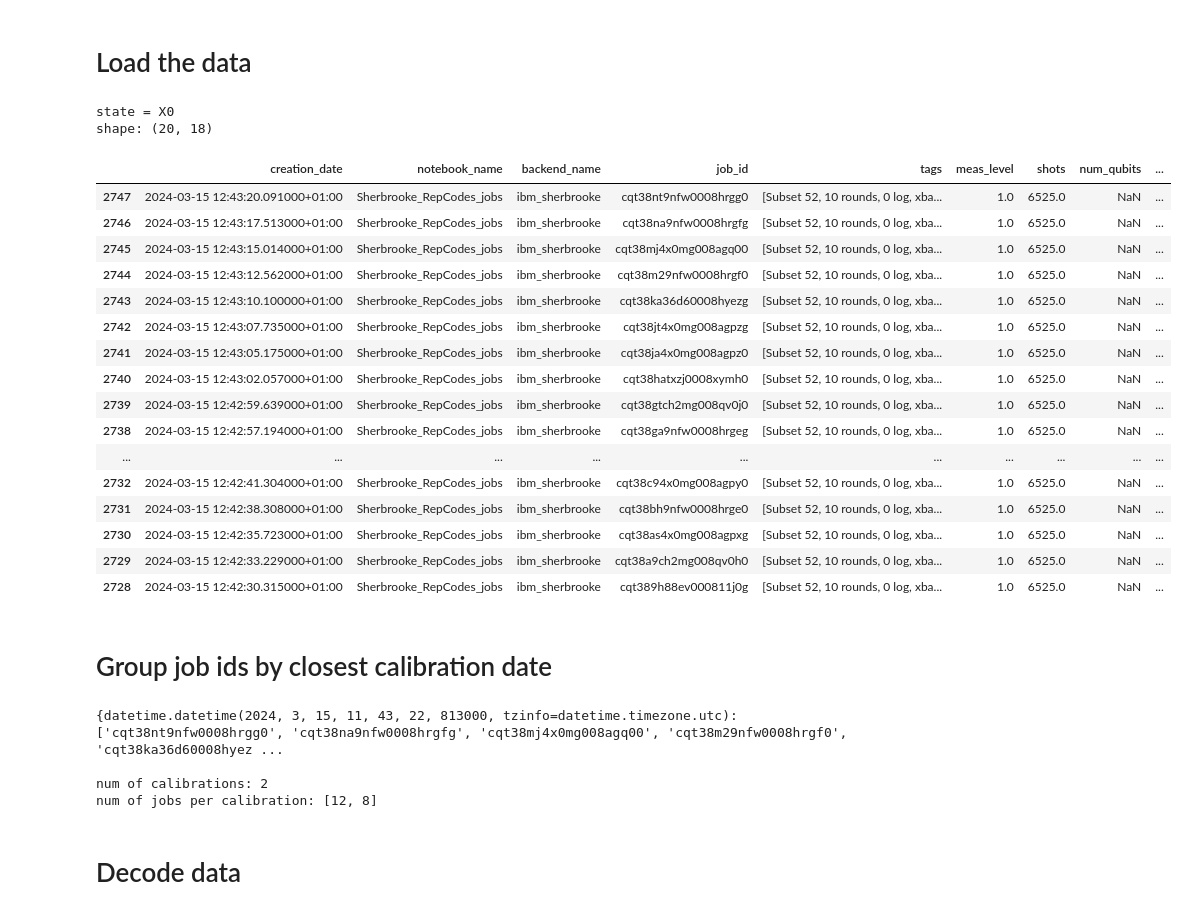
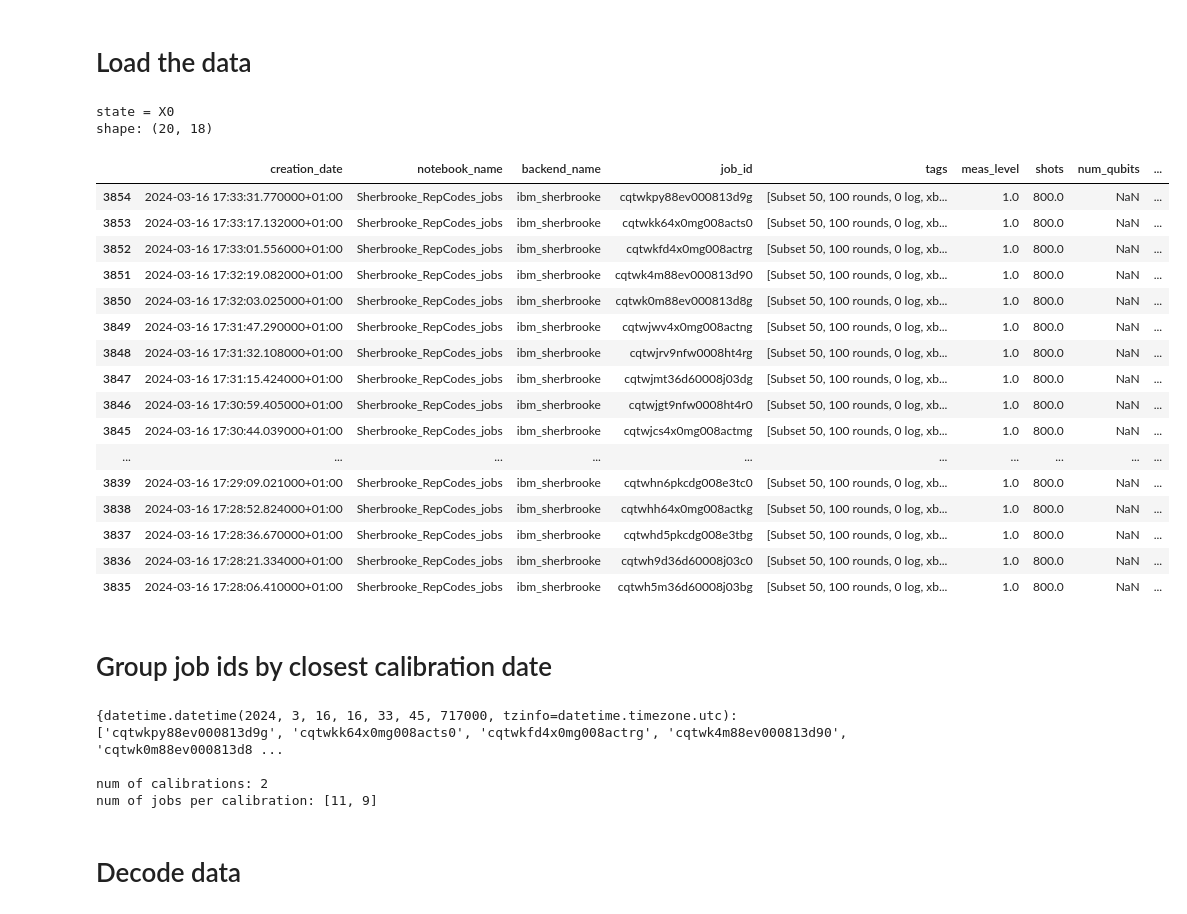
Before and after one commit to quantumjim/soft_information_decoding, a Jupyter notebook: notebooks/Decoding/cpp_pm/SubSampling/Decoding_test/MIN_SubS_dec_dev.ipynb, the cells around one changed output. Saved outputs shown, nothing was run; the diff lists cells and outputs as text; code cells hidden in the pictures.

Commit message:
minimal spanning subset decoding testing

```diff
--- a/notebooks/Decoding/cpp_pm/SubSampling/Decoding_test/MIN_SubS_dec_dev.ipynb
+++ b/notebooks/Decoding/cpp_pm/SubSampling/Decoding_test/MIN_SubS_dec_dev.ipynb
@@ -14,51 +14,51 @@ from tqdm import tqdm
 DEVICE = "ibm_sherbrooke"
 LOGICAL = str(0)
 XBASIS = True
-ROUNDS = 10
+ROUNDS = 100
 
 state = "X" if XBASIS else "Z"
 state += LOGICAL
 print(f"state = {state}")
 
 
 # Load the metadata
 md = metadata_loader(True, True)
 md = md[md["job_status"] == "JobStatus.DONE"]
 md = md[md["code"] == "RepetitionCodeCircuit"]
 md = md[md["descr"] == 'subset RepCodes']
 md = md.dropna(subset=["rounds"])
 md = md[md["meas_level"] == 1]
 md['rounds'] = md['rounds'].astype(int)
 md['distance'] = md['distance'].astype(int)
 
 md = md[md["backend_name"] == DEVICE]
 md = md[md["logical"] == LOGICAL]
 md = md[md["xbasis"] == XBASIS]
 md = md[md["rounds"] == ROUNDS]
 
-md = md[16:]
+# md = md[16:]
 print("shape:", md.shape)
 md
 # %% [output]
 state = X0
 shape: (20, 18)
 |  | creation_date | notebook_name | backend_name | job_id | tags | meas_level | shots | num_qubits | ... |
-| 2747 | 2024-03-15 12:43:20.091000+01:00 | Sherbrooke_RepCodes_jobs | ibm_sherbrooke | cqt38nt9nfw0008hrgg0 | [Subset 52, 10 rounds, 0 log, xba... | 1.0 | 6525.0 | NaN | ... |
-| 2746 | 2024-03-15 12:43:17.513000+01:00 | Sherbrooke_RepCodes_jobs | ibm_sherbrooke | cqt38na9nfw0008hrgfg | [Subset 52, 10 rounds, 0 log, xba... | 1.0 | 6525.0 | NaN | ... |
-| 2745 | 2024-03-15 12:43:15.014000+01:00 | Sherbrooke_RepCodes_jobs | ibm_sherbrooke | cqt38mj4x0mg008agq00 | [Subset 52, 10 rounds, 0 log, xba... | 1.0 | 6525.0 | NaN | ... |
-| 2744 | 2024-03-15 12:43:12.562000+01:00 | Sherbrooke_RepCodes_jobs | ibm_sherbrooke | cqt38m29nfw0008hrgf0 | [Subset 52, 10 rounds, 0 log, xba... | 1.0 | 6525.0 | NaN | ... |
-| 2743 | 2024-03-15 12:43:10.100000+01:00 | Sherbrooke_RepCodes_jobs | ibm_sherbrooke | cqt38ka36d60008hyezg | [Subset 52, 10 rounds, 0 log, xba... | 1.0 | 6525.0 | NaN | ... |
-| 2742 | 2024-03-15 12:43:07.735000+01:00 | Sherbrooke_RepCodes_jobs | ibm_sherbrooke | cqt38jt4x0mg008agpzg | [Subset 52, 10 rounds, 0 log, xba... | 1.0 | 6525.0 | NaN | ... |
-| 2741 | 2024-03-15 12:43:05.175000+01:00 | Sherbrooke_RepCodes_jobs | ibm_sherbrooke | cqt38ja4x0mg008agpz0 | [Subset 52, 10 rounds, 0 log, xba... | 1.0 | 6525.0 | NaN | ... |
-| 2740 | 2024-03-15 12:43:02.057000+01:00 | Sherbrooke_RepCodes_jobs | ibm_sherbrooke | cqt38hatxzj0008xymh0 | [Subset 52, 10 rounds, 0 log, xba... | 1.0 | 6525.0 | NaN | ... |
-| 2739 | 2024-03-15 12:42:59.639000+01:00 | Sherbrooke_RepCodes_jobs | ibm_sherbrooke | cqt38gtch2mg008qv0j0 | [Subset 52, 10 rounds, 0 log, xba... | 1.0 | 6525.0 | NaN | ... |
-| 2738 | 2024-03-15 12:42:57.194000+01:00 | Sherbrooke_RepCodes_jobs | ibm_sherbrooke | cqt38ga9nfw0008hrgeg | [Subset 52, 10 rounds, 0 log, xba... | 1.0 | 6525.0 | NaN | ... |
+| 3854 | 2024-03-16 17:33:31.770000+01:00 | Sherbrooke_RepCodes_jobs | ibm_sherbrooke | cqtwkpy88ev000813d9g | [Subset 50, 100 rounds, 0 log, xb... | 1.0 | 800.0 | NaN | ... |
+| 3853 | 2024-03-16 17:33:17.132000+01:00 | Sherbrooke_RepCodes_jobs | ibm_sherbrooke | cqtwkk64x0mg008acts0 | [Subset 50, 100 rounds, 0 log, xb... | 1.0 | 800.0 | NaN | ... |
+| 3852 | 2024-03-16 17:33:01.556000+01:00 | Sherbrooke_RepCodes_jobs | ibm_sherbrooke | cqtwkfd4x0mg008actrg | [Subset 50, 100 rounds, 0 log, xb... | 1.0 | 800.0 | NaN | ... |
+| 3851 | 2024-03-16 17:32:19.082000+01:00 | Sherbrooke_RepCodes_jobs | ibm_sherbrooke | cqtwk4m88ev000813d90 | [Subset 50, 100 rounds, 0 log, xb... | 1.0 | 800.0 | NaN | ... |
+| 3850 | 2024-03-16 17:32:03.025000+01:00 | Sherbrooke_RepCodes_jobs | ibm_sherbrooke | cqtwk0m88ev000813d8g | [Subset 50, 100 rounds, 0 log, xb... | 1.0 | 800.0 | NaN | ... |
+| 3849 | 2024-03-16 17:31:47.290000+01:00 | Sherbrooke_RepCodes_jobs | ibm_sherbrooke | cqtwjwv4x0mg008actng | [Subset 50, 100 rounds, 0 log, xb... | 1.0 | 800.0 | NaN | ... |
+| 3848 | 2024-03-16 17:31:32.108000+01:00 | Sherbrooke_RepCodes_jobs | ibm_sherbrooke | cqtwjrv9nfw0008ht4rg | [Subset 50, 100 rounds, 0 log, xb... | 1.0 | 800.0 | NaN | ... |
+| 3847 | 2024-03-16 17:31:15.424000+01:00 | Sherbrooke_RepCodes_jobs | ibm_sherbrooke | cqtwjmt36d60008j03dg | [Subset 50, 100 rounds, 0 log, xb... | 1.0 | 800.0 | NaN | ... |
+| 3846 | 2024-03-16 17:30:59.405000+01:00 | Sherbrooke_RepCodes_jobs | ibm_sherbrooke | cqtwjgt9nfw0008ht4r0 | [Subset 50, 100 rounds, 0 log, xb... | 1.0 | 800.0 | NaN | ... |
+| 3845 | 2024-03-16 17:30:44.039000+01:00 | Sherbrooke_RepCodes_jobs | ibm_sherbrooke | cqtwjcs4x0mg008actmg | [Subset 50, 100 rounds, 0 log, xb... | 1.0 | 800.0 | NaN | ... |
 | ... | ... | ... | ... | ... | ... | ... | ... | ... | ... |
-| 2732 | 2024-03-15 12:42:41.304000+01:00 | Sherbrooke_RepCodes_jobs | ibm_sherbrooke | cqt38c94x0mg008agpy0 | [Subset 52, 10 rounds, 0 log, xba... | 1.0 | 6525.0 | NaN | ... |
-| 2731 | 2024-03-15 12:42:38.308000+01:00 | Sherbrooke_RepCodes_jobs | ibm_sherbrooke | cqt38bh9nfw0008hrge0 | [Subset 52, 10 rounds, 0 log, xba... | 1.0 | 6525.0 | NaN | ... |
-| 2730 | 2024-03-15 12:42:35.723000+01:00 | Sherbrooke_RepCodes_jobs | ibm_sherbrooke | cqt38as4x0mg008agpxg | [Subset 52, 10 rounds, 0 log, xba... | 1.0 | 6525.0 | NaN | ... |
-| 2729 | 2024-03-15 12:42:33.229000+01:00 | Sherbrooke_RepCodes_jobs | ibm_sherbrooke | cqt38a9ch2mg008qv0h0 | [Subset 52, 10 rounds, 0 log, xba... | 1.0 | 6525.0 | NaN | ... |
-| 2728 | 2024-03-15 12:42:30.315000+01:00 | Sherbrooke_RepCodes_jobs | ibm_sherbrooke | cqt389h88ev000811j0g | [Subset 52, 10 rounds, 0 log, xba... | 1.0 | 6525.0 | NaN | ... |
+| 3839 | 2024-03-16 17:29:09.021000+01:00 | Sherbrooke_RepCodes_jobs | ibm_sherbrooke | cqtwhn6pkcdg008e3tc0 | [Subset 50, 100 rounds, 0 log, xb... | 1.0 | 800.0 | NaN | ... |
+| 3838 | 2024-03-16 17:28:52.824000+01:00 | Sherbrooke_RepCodes_jobs | ibm_sherbrooke | cqtwhh64x0mg008actkg | [Subset 50, 100 rounds, 0 log, xb... | 1.0 | 800.0 | NaN | ... |
+| 3837 | 2024-03-16 17:28:36.670000+01:00 | Sherbrooke_RepCodes_jobs | ibm_sherbrooke | cqtwhd5pkcdg008e3tbg | [Subset 50, 100 rounds, 0 log, xb... | 1.0 | 800.0 | NaN | ... |
+| 3836 | 2024-03-16 17:28:21.334000+01:00 | Sherbrooke_RepCodes_jobs | ibm_sherbrooke | cqtwh9d36d60008j03c0 | [Subset 50, 100 rounds, 0 log, xb... | 1.0 | 800.0 | NaN | ... |
+| 3835 | 2024-03-16 17:28:06.410000+01:00 | Sherbrooke_RepCodes_jobs | ibm_sherbrooke | cqtwh5m36d60008j03bg | [Subset 50, 100 rounds, 0 log, xb... | 1.0 | 800.0 | NaN | ... |
 # %% [markdown]
 # Group job ids by closest calibration date
 # %%
@@ -84,10 +84,10 @@ print()
 print(f"num of calibrations: {len(jobs_by_calibration_date)}")
 print(f"num of jobs per calibration: {([len(jobs) for jobs in jobs_by_calibration_date.values()])}")
 # %% [output]
-{datetime.datetime(2024, 3, 15, 11, 43, 22, 813000, tzinfo=datetime.timezone.utc): ['cqt38nt9nfw0008hrgg0', 'cqt38na9nfw0008hrgfg', 'cqt38mj4x0mg008agq00', 'cqt38m29nfw0008hrgf0', 'cqt38ka36d60008hyez ...
+{datetime.datetime(2024, 3, 16, 16, 33, 45, 717000, tzinfo=datetime.timezone.utc): ['cqtwkpy88ev000813d9g', 'cqtwkk64x0mg008acts0', 'cqtwkfd4x0mg008actrg', 'cqtwk4m88ev000813d90', 'cqtwk0m88ev000813d8 ...
 
 num of calibrations: 2
-num of jobs per calibration: [12, 8]
+num of jobs per calibration: [11, 9]
 # %% [markdown]
 # Decode data
 # %%
```
Also changed, not shown: parts of 1 cell of this notebook, 2 other files.
